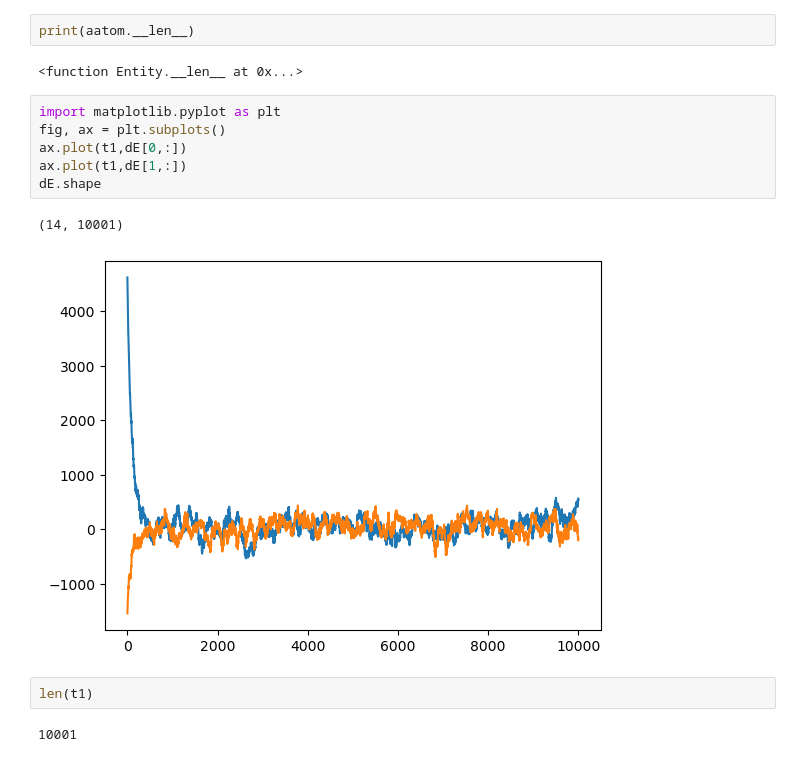
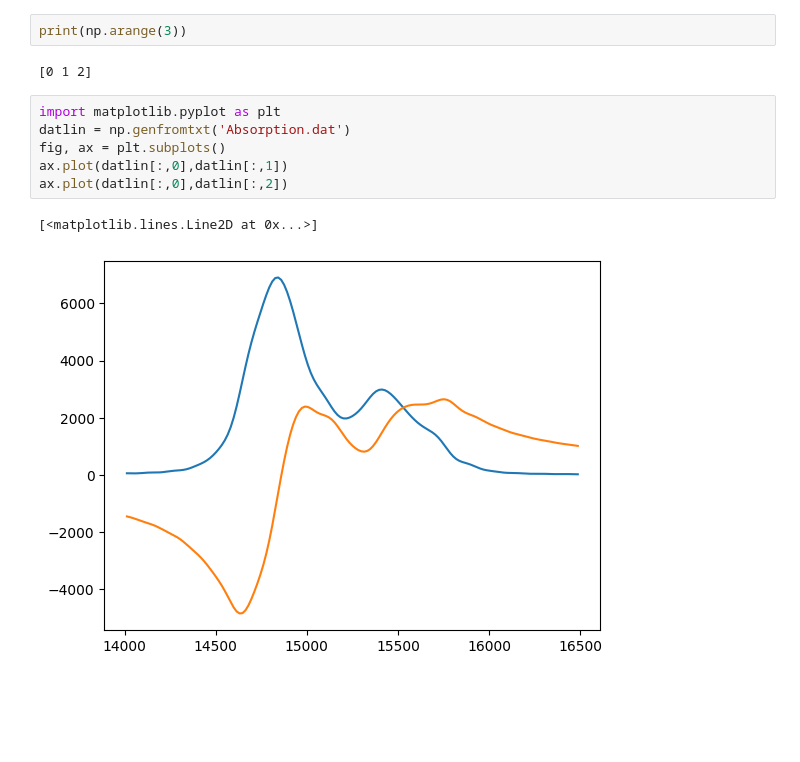
Before and after one commit to GHlacour/NISE_Tutorials, a Jupyter notebook: LHCII/genNISEinput.ipynb, the cells around one changed output. Saved outputs shown, nothing was run; the diff lists cells and outputs as text; blank space fills up the shorter version.

```diff
--- a/LHCII/genNISEinput.ipynb
+++ b/LHCII/genNISEinput.ipynb
@@ -144,17 +190,13 @@ NameError: name 'm' is not defined
-# %%
-print(aatom.__len__)
-# %% [output]
-<function Entity.__len__ at 0x...>
+# %%
+print(np.arange(3))
+# %% [output]
+[0 1 2]
 # %%
 import matplotlib.pyplot as plt
+datlin = np.genfromtxt('Absorption.dat')
 fig, ax = plt.subplots()
-ax.plot(t1,dE[0,:])
-ax.plot(t1,dE[1,:])
-dE.shape
+ax.plot(datlin[:,0],datlin[:,1])
+ax.plot(datlin[:,0],datlin[:,2])
 # %% [output]
-(14, 10001)
+[<matplotlib.lines.Line2D at 0x...>]
-[figure, old version]
+[figure, new version]
-# %%
-len(t1)
-# %% [output]
-10001
```
Also changed, not shown: parts of 2 cells of this notebook, 1 other file.
